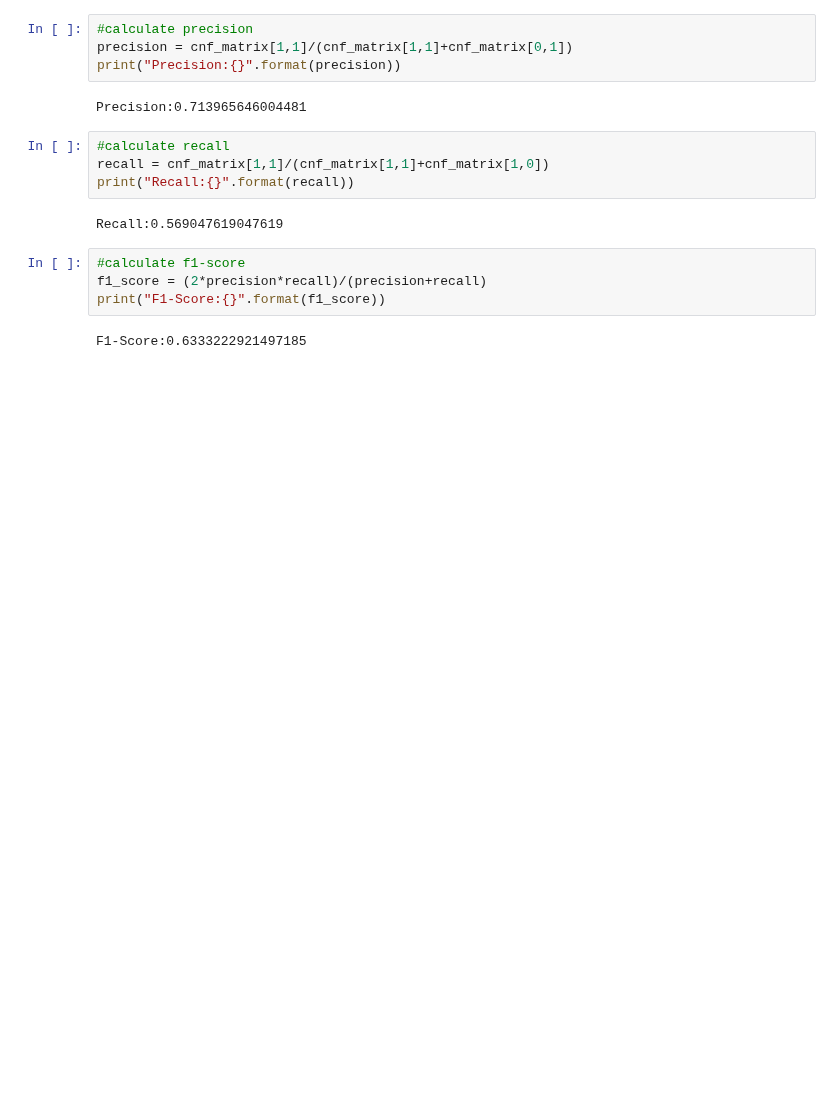
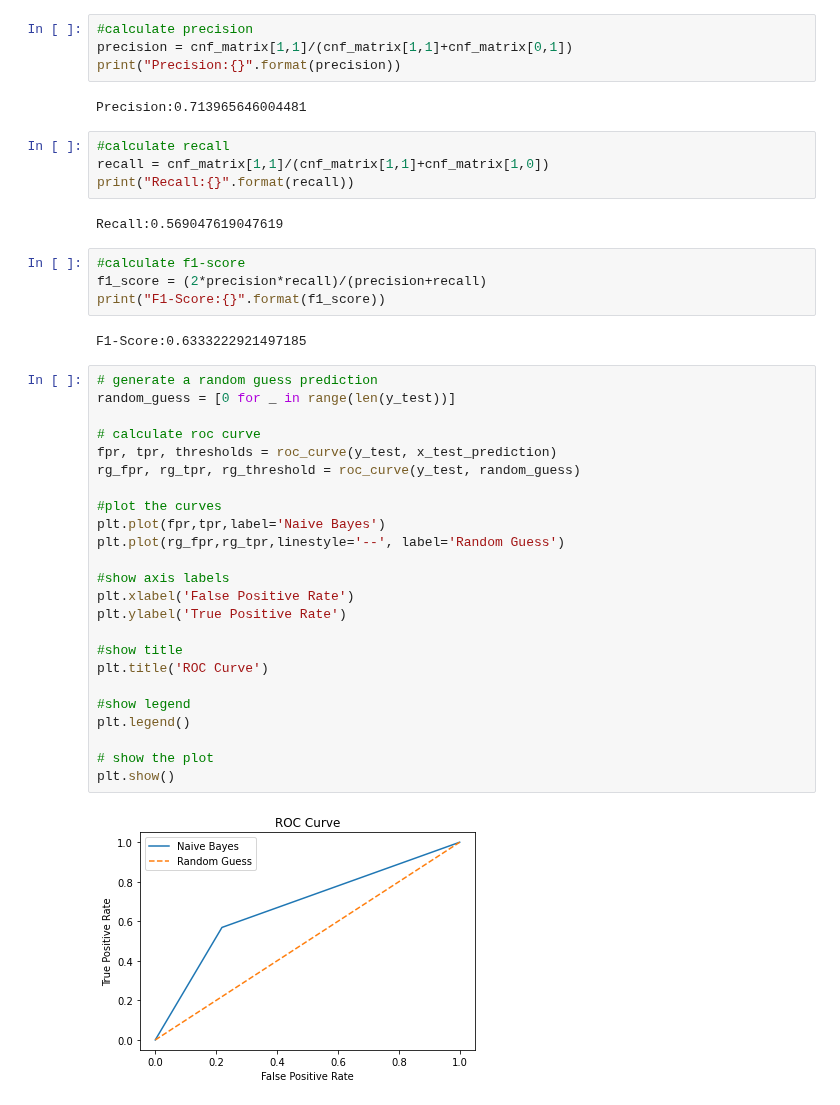
Before and after one commit to LJ171/CardioDiseaseClassification, a Jupyter notebook: 02_data_mining/naive_bayes.ipynb, the cells around one changed output. Cells and saved outputs as stored; diff of their text form; blank space fills up the shorter version.

Commit message:
Update naive_bayes.ipynb
Added ROC Curve and calculated AUC

```diff
--- a/02_data_mining/naive_bayes.ipynb
+++ b/02_data_mining/naive_bayes.ipynb
@@ -106,3 +108,29 @@ f1_score = (2*precision*recall)/(precision+recall)
 print("F1-Score:{}".format(f1_score))
 # %% [output]
 F1-Score:0.6333222921497185
+# %%
+# generate a random guess prediction
+random_guess = [0 for _ in range(len(y_test))]
+
+# calculate roc curve
+fpr, tpr, thresholds = roc_curve(y_test, x_test_prediction)
+rg_fpr, rg_tpr, rg_threshold = roc_curve(y_test, random_guess)
+
+#plot the curves
+plt.plot(fpr,tpr,label='Naive Bayes')
+plt.plot(rg_fpr,rg_tpr,linestyle='--', label='Random Guess')
+
+#show axis labels
+plt.xlabel('False Positive Rate')
+plt.ylabel('True Positive Rate')
+
+#show title
+plt.title('ROC Curve')
+
+#show legend
+plt.legend()
+
+# show the plot
+plt.show()
+# %% [output]
+[figure, added]
```
Also changed, not shown: parts of 2 cells of this notebook.
